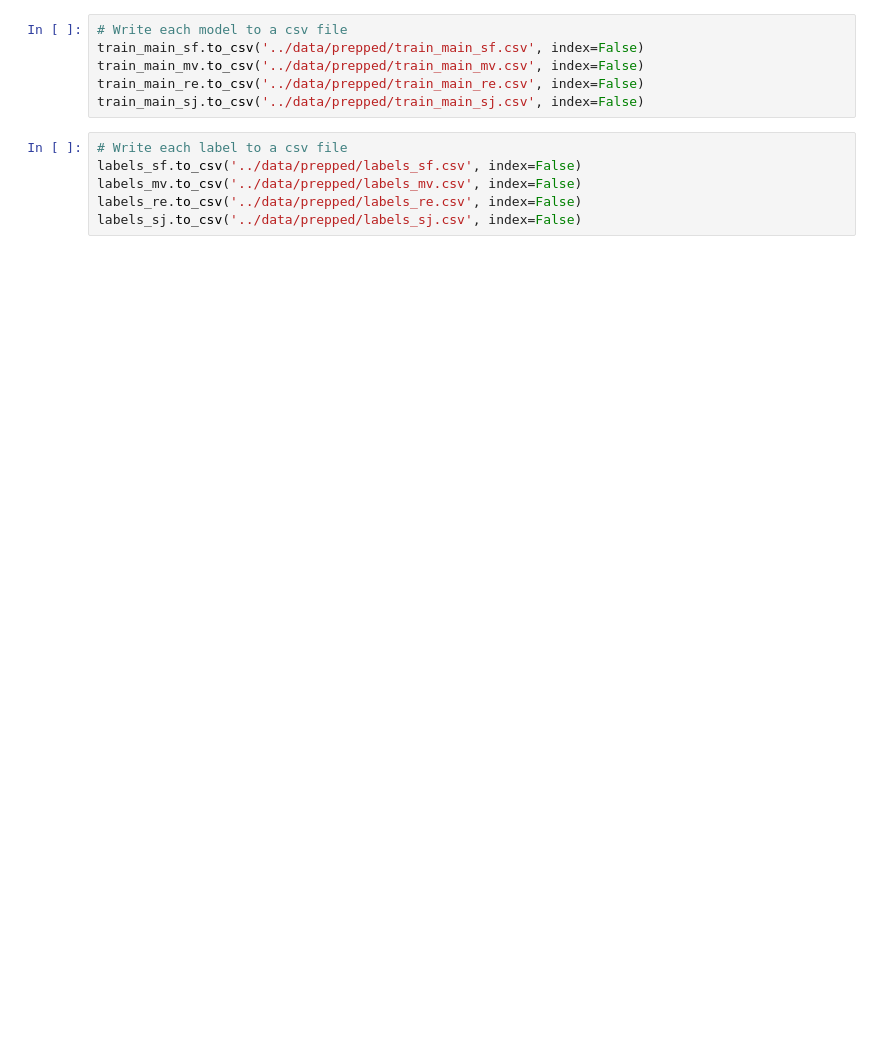
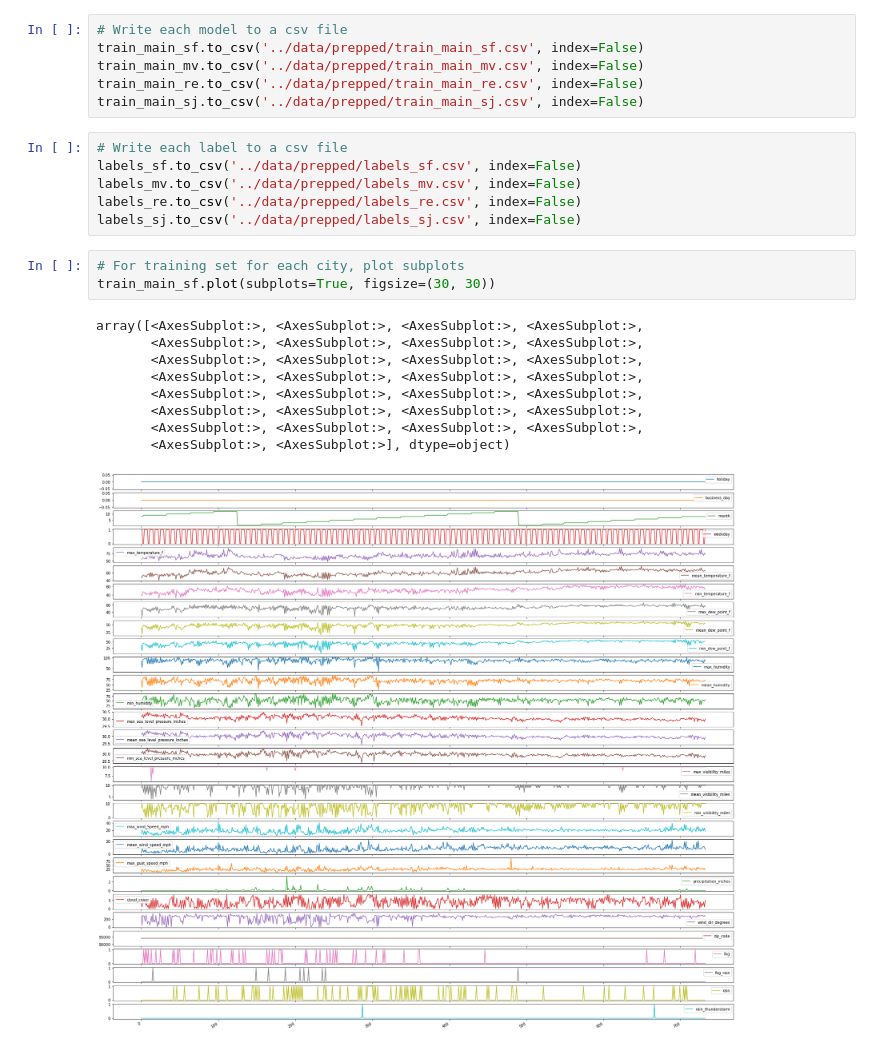
Before and after one commit to Anshul-Shandilya/BikeTripsPrediction, a Jupyter notebook: code/05_DataPrep_trip_prediction.ipynb, the cells around one changed output. Cells and saved outputs as stored; diff of their text form; blank space fills up the shorter version.

```diff
--- a/code/05_DataPrep_trip_prediction.ipynb
+++ b/code/05_DataPrep_trip_prediction.ipynb
@@ -469,3 +484,16 @@ labels_sf.to_csv('../data/prepped/labels_sf.csv', index=False)
 labels_mv.to_csv('../data/prepped/labels_mv.csv', index=False)
 labels_re.to_csv('../data/prepped/labels_re.csv', index=False)
 labels_sj.to_csv('../data/prepped/labels_sj.csv', index=False)
+# %%
+# For training set for each city, plot subplots
+train_main_sf.plot(subplots=True, figsize=(30, 30))
+# %% [output]
+array([<AxesSubplot:>, <AxesSubplot:>, <AxesSubplot:>, <AxesSubplot:>,
+       <AxesSubplot:>, <AxesSubplot:>, <AxesSubplot:>, <AxesSubplot:>,
+       <AxesSubplot:>, <AxesSubplot:>, <AxesSubplot:>, <AxesSubplot:>,
+       <AxesSubplot:>, <AxesSubplot:>, <AxesSubplot:>, <AxesSubplot:>,
+       <AxesSubplot:>, <AxesSubplot:>, <AxesSubplot:>, <AxesSubplot:>,
+       <AxesSubplot:>, <AxesSubplot:>, <AxesSubplot:>, <AxesSubplot:>,
+       <AxesSubplot:>, <AxesSubplot:>, <AxesSubplot:>, <AxesSubplot:>,
+       <AxesSubplot:>, <AxesSubplot:>], dtype=object)
+[figure, added]
```
Also changed, not shown: parts of 11 cells of this notebook, 12 other files.
